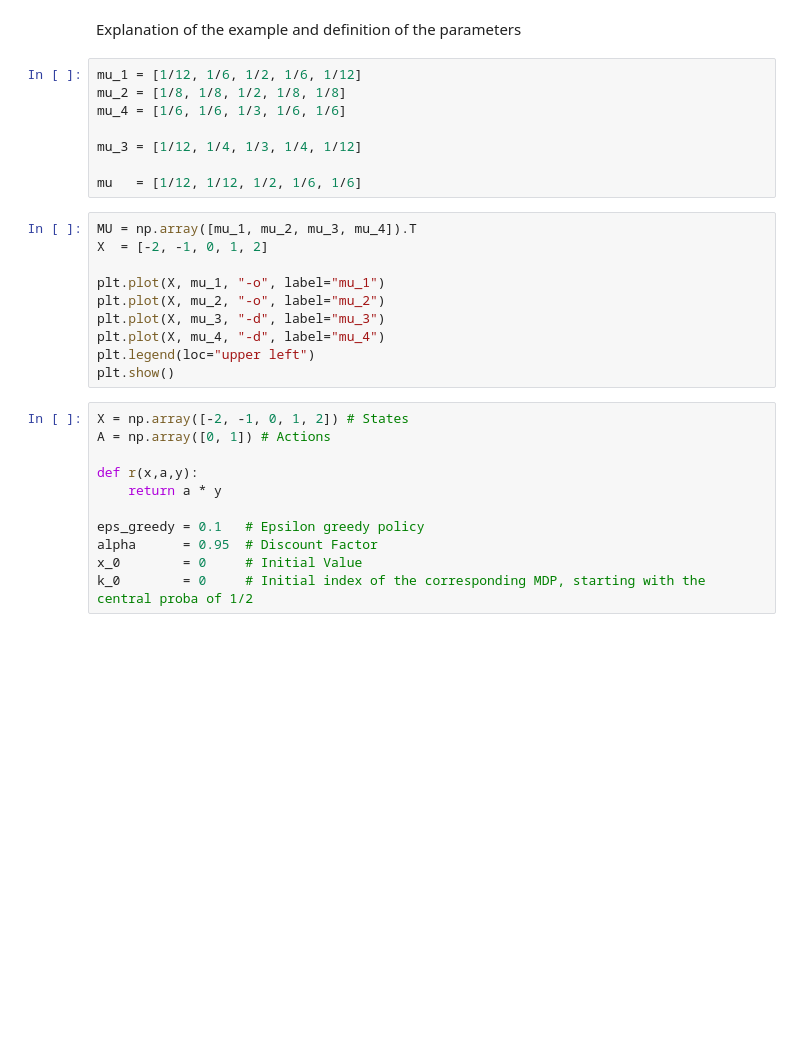
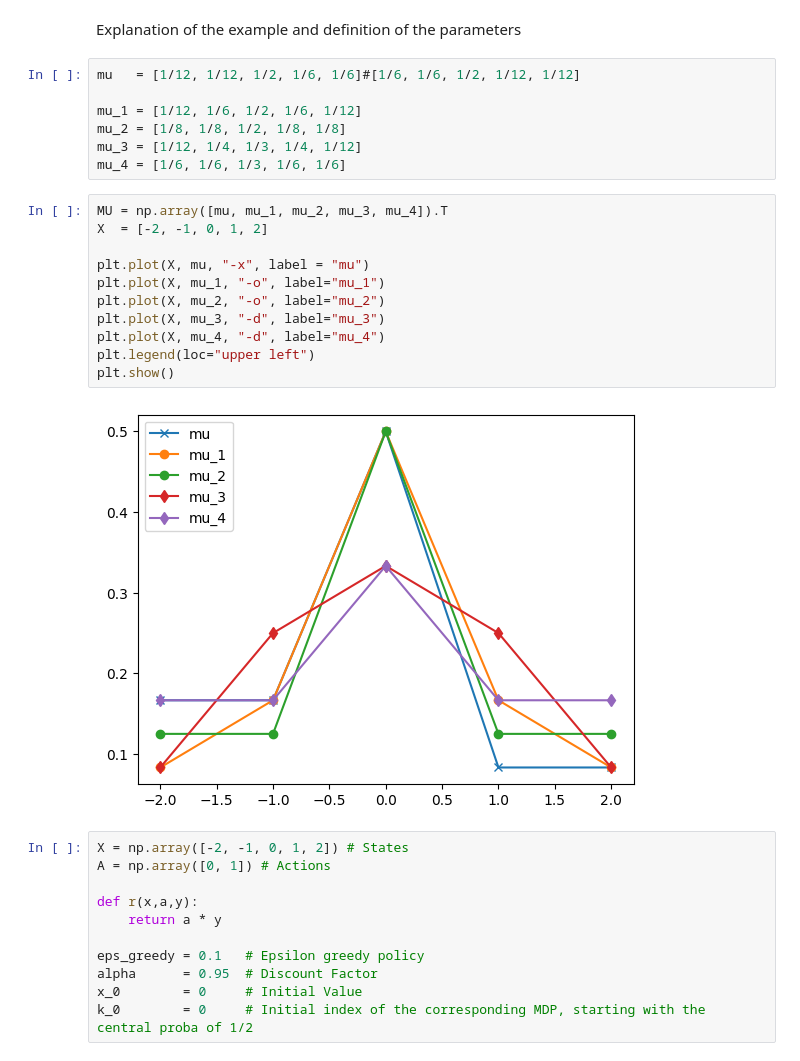
Before and after one commit to CecileDecker/Q_learning, a Jupyter notebook: Pub_New.ipynb, the cells around one changed output. Drawn from its saved outputs; the diff is of its cells as text; blank space fills up the shorter version.

```diff
--- a/Pub_New.ipynb
+++ b/Pub_New.ipynb
@@ -19,23 +19,25 @@ from q_learning import *
 # %% [markdown]
 Explanation of the example and definition of the parameters
 # %%
+mu   = [1/12, 1/12, 1/2, 1/6, 1/6]#[1/6, 1/6, 1/2, 1/12, 1/12]
+
 mu_1 = [1/12, 1/6, 1/2, 1/6, 1/12]
 mu_2 = [1/8, 1/8, 1/2, 1/8, 1/8]
+mu_3 = [1/12, 1/4, 1/3, 1/4, 1/12]
 mu_4 = [1/6, 1/6, 1/3, 1/6, 1/6]
-
-mu_3 = [1/12, 1/4, 1/3, 1/4, 1/12]
-
-mu   = [1/12, 1/12, 1/2, 1/6, 1/6]
 # %%
-MU = np.array([mu_1, mu_2, mu_3, mu_4]).T
+MU = np.array([mu, mu_1, mu_2, mu_3, mu_4]).T
 X  = [-2, -1, 0, 1, 2]
 
+plt.plot(X, mu, "-x", label = "mu")
 plt.plot(X, mu_1, "-o", label="mu_1")
 plt.plot(X, mu_2, "-o", label="mu_2")
 plt.plot(X, mu_3, "-d", label="mu_3")
 plt.plot(X, mu_4, "-d", label="mu_4")
 plt.legend(loc="upper left")
 plt.show()
+# %% [output]
+[figure, added]
 # %%
 X = np.array([-2, -1, 0, 1, 2]) # States
 A = np.array([0, 1]) # Actions
```
Also changed, not shown: parts of 7 cells of this notebook.
